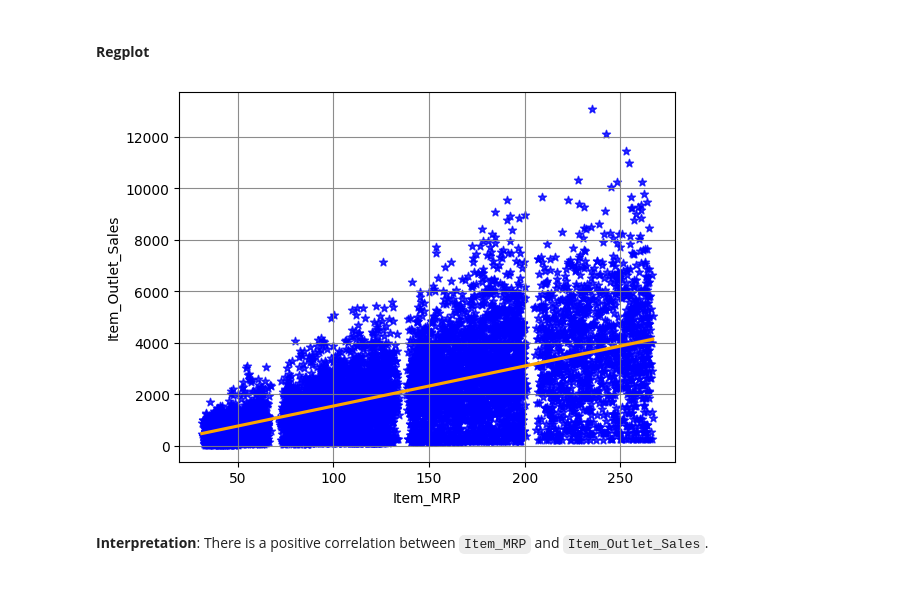
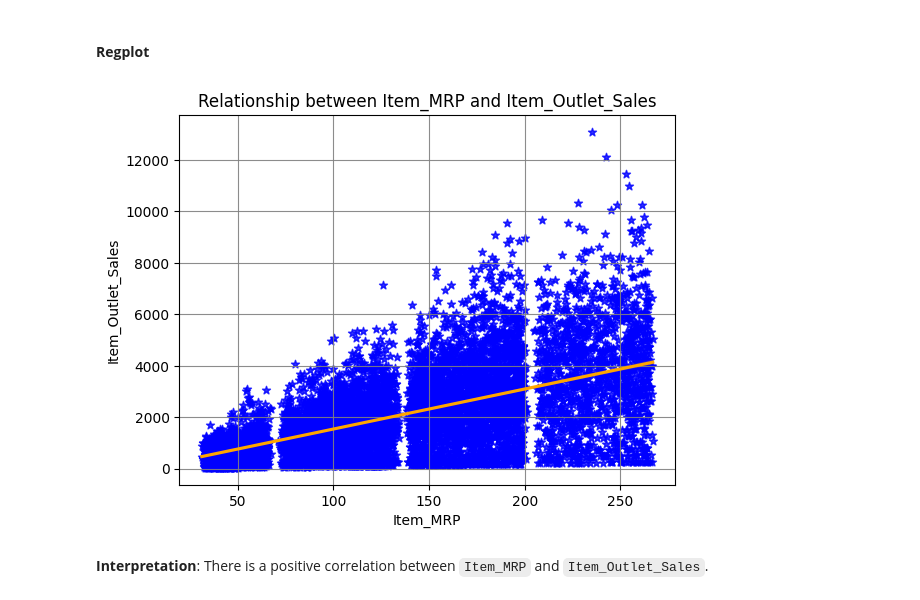
Before and after one commit to ericakitano/Prediction-of-Product-Sales, a Jupyter notebook: Prediction_of_Product_Sales.ipynb, the cells around one changed output. Saved outputs shown, nothing was run; the diff lists cells and outputs as text; code cells hidden in the pictures.

```diff
--- a/Prediction_of_Product_Sales.ipynb
+++ b/Prediction_of_Product_Sales.ipynb
@@ -648,11 +648,13 @@ pastel_annotated_histogram(df, 'Item_Outlet_Sales');
 # %%
 #Plot a regplot
 ax = sns.regplot(x='Item_MRP', y='Item_Outlet_Sales', data= df, line_kws = {'color' : 'orange'}, marker="*", color = 'blue')
 #Add grey grid
 ax.grid(c = 'grey',
          alpha = .9,
          linestyle = '-')
+#Set title
+ax.set_title('Relationship between Item_MRP and Item_Outlet_Sales');
 # %% [output]
-[figure, old version]
+[figure, new version]
 # %% [markdown]
 **Interpretation**: There is a positive correlation between `Item_MRP` and `Item_Outlet_Sales`.
```
